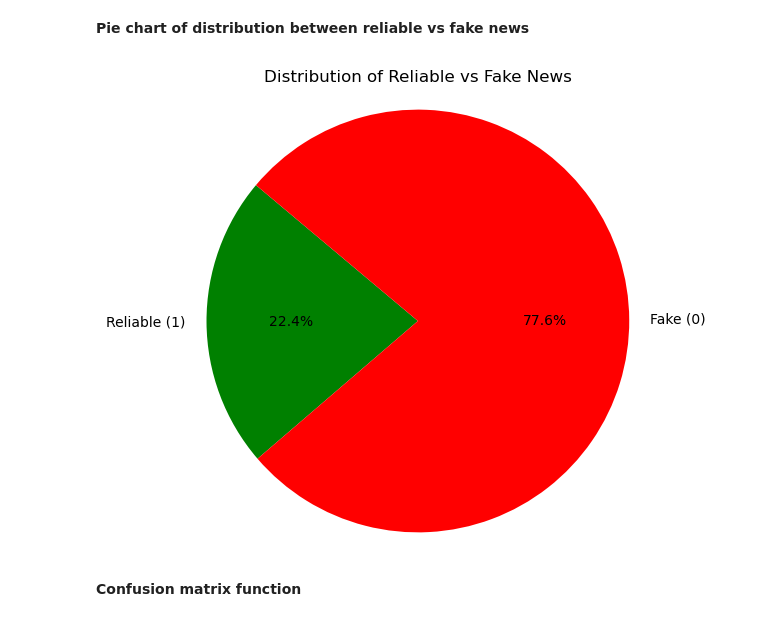
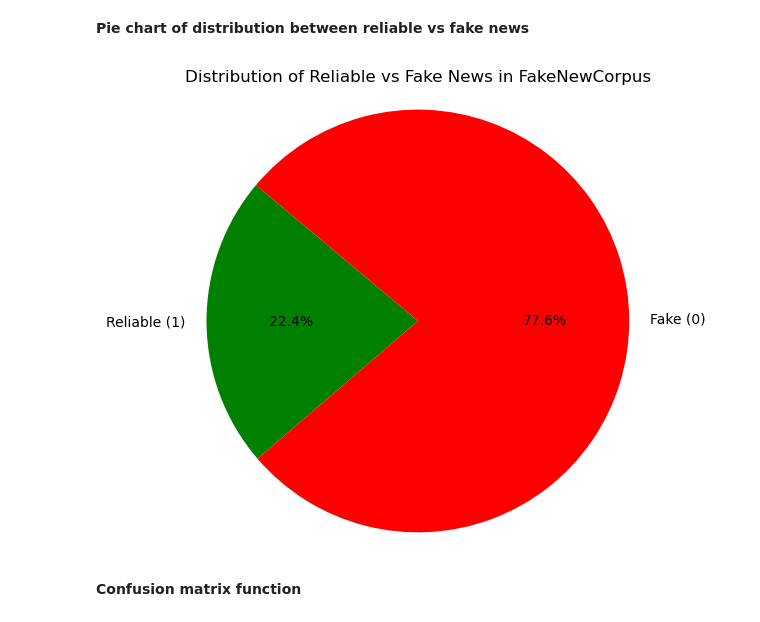
Before and after one commit to emmampakarinen/intelligent-systems-project, a Jupyter notebook: project.ipynb, the cells around one changed output. Drawn from its saved outputs; the diff is of its cells as text; code cells hidden in the pictures.

```diff
--- a/project.ipynb
+++ b/project.ipynb
@@ -223,6 +234,7 @@ plt.show()
 # %% [markdown]
 **Average and median text lengths by news label (fake or reliable)**
 # %%
+df_train["text_length"] = df_train["processed_text"].fillna("").astype(str).apply(lambda x: len(x.split()))
 avg_md_stats = df_train.groupby("label")["text_length"].agg(["mean", "median"])
 
 ax = avg_md_stats.plot(kind="bar", figsize=(8, 5))
@@ -242,19 +254,19 @@ plt.show()
 # %%
 # counting reliable and fake news
 label_counts = df_train["label"].value_counts()
 
 # labels and sizes
 labels = ["Reliable (1)", "Fake (0)"]
 sizes = [label_counts.get(1, 0), label_counts.get(0, 0)]
 colors = ["green", "red"]
 
 plt.figure(figsize=(6, 6))
 plt.pie(sizes, labels=labels, colors=colors, autopct="%1.1f%%", startangle=140)
-plt.title("Distribution of Reliable vs Fake News")
+plt.title("Distribution of Reliable vs Fake News in FakeNewCorpus")
 plt.axis("equal")
 plt.show()
 # %% [output]
-[figure, old version]
+[figure, new version]
 # %% [markdown]
 **Confusion matrix function**
 # %%
```
Also changed, not shown: parts of 45 cells of this notebook, 1 other file.
